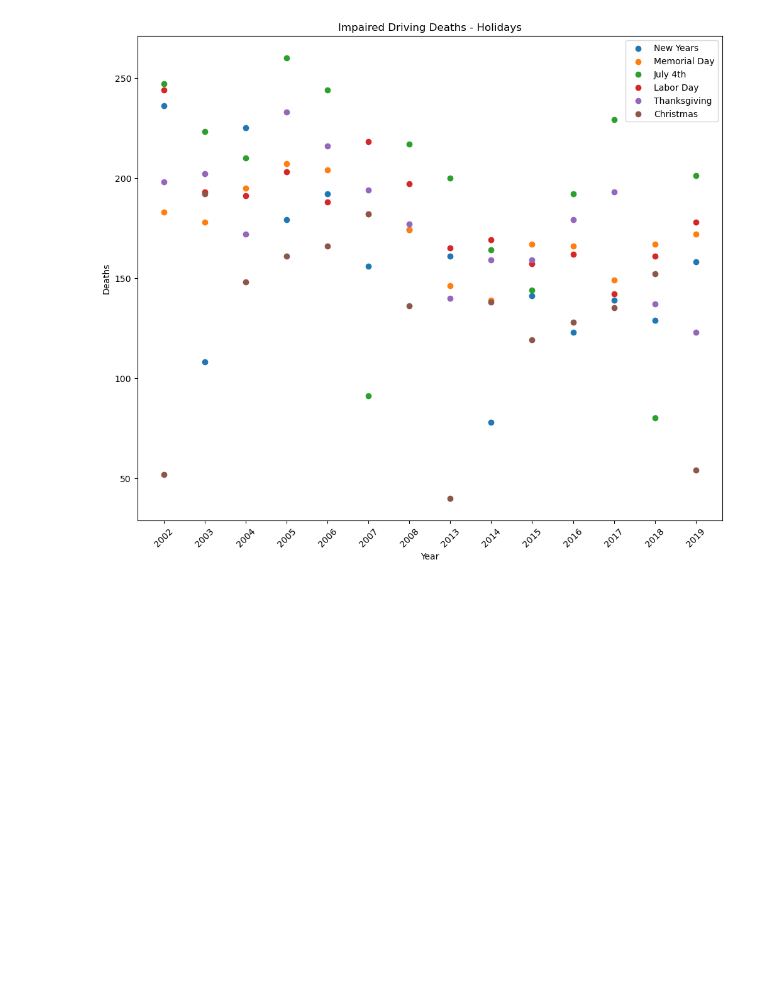
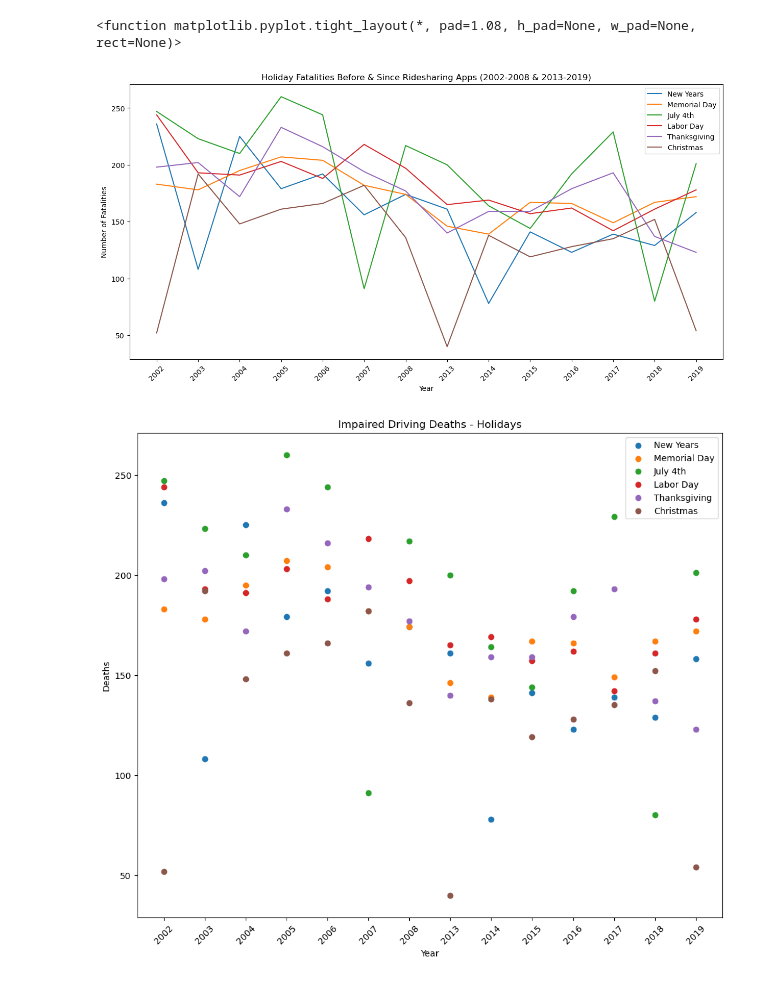
Before and after one commit to cxnoii/Project-1, a Jupyter notebook: HolidayFatalities.ipynb, the cells around one changed output. Drawn from its saved outputs; the diff is of its cells as text; code cells hidden in the pictures; blank space fills up the shorter version.

```diff
--- a/HolidayFatalities.ipynb
+++ b/HolidayFatalities.ipynb
@@ -36,0 +33,4 @@ dtype: object
+# %%
+holiday_deaths_df = holiday_fatalities_df[["New Years Deaths", "Memorial Day Deaths", "July 4th Deaths",
+                                            "Labor Day Deaths", "Thanksgiving Deaths", "Christmas Deaths"]]
+holiday_deaths_df
@@ -48,6 +64,19 @@ independence_day_fatalities_df = holiday_fatalities_df.iloc[:,3]
 labor_day_fatalities_df = holiday_fatalities_df.iloc[:,4]
 thanksgiving_fatalities_df = holiday_fatalities_df.iloc[:,5]
 christmas_fatalities_df = holiday_fatalities_df.iloc[:,6]
+# %%
+plt.figure(figsize=(15,7))
+plt.plot(holiday_deaths_df)
+plt.xlabel("Year")
+plt.ylabel("Number of Fatalities")
+plt.title("Holiday Fatalities Before & Since Ridesharing Apps (2002-2008 & 2013-2019)")
+plt.xticks([0,1,2,3,4,5,6,7,8,9,10,11,12,13], ["2002", "2003", "2004", "2005", "2006", "2007", "2008",
+            "2013", "2014", "2015", "2016", "2017", "2018", "2019"], rotation=45)
+plt.legend(holiday_list, loc="upper right")
+plt.tight_layout
+# %% [output]
+<function matplotlib.pyplot.tight_layout(*, pad=1.08, h_pad=None, w_pad=None, rect=None)>
+[figure, added]
 # %%
 # Plot Holiday Deaths Before & After Ridesharing
 fig = plt.figure(figsize=(12,10))
```
Also changed, not shown: parts of 9 cells of this notebook.
